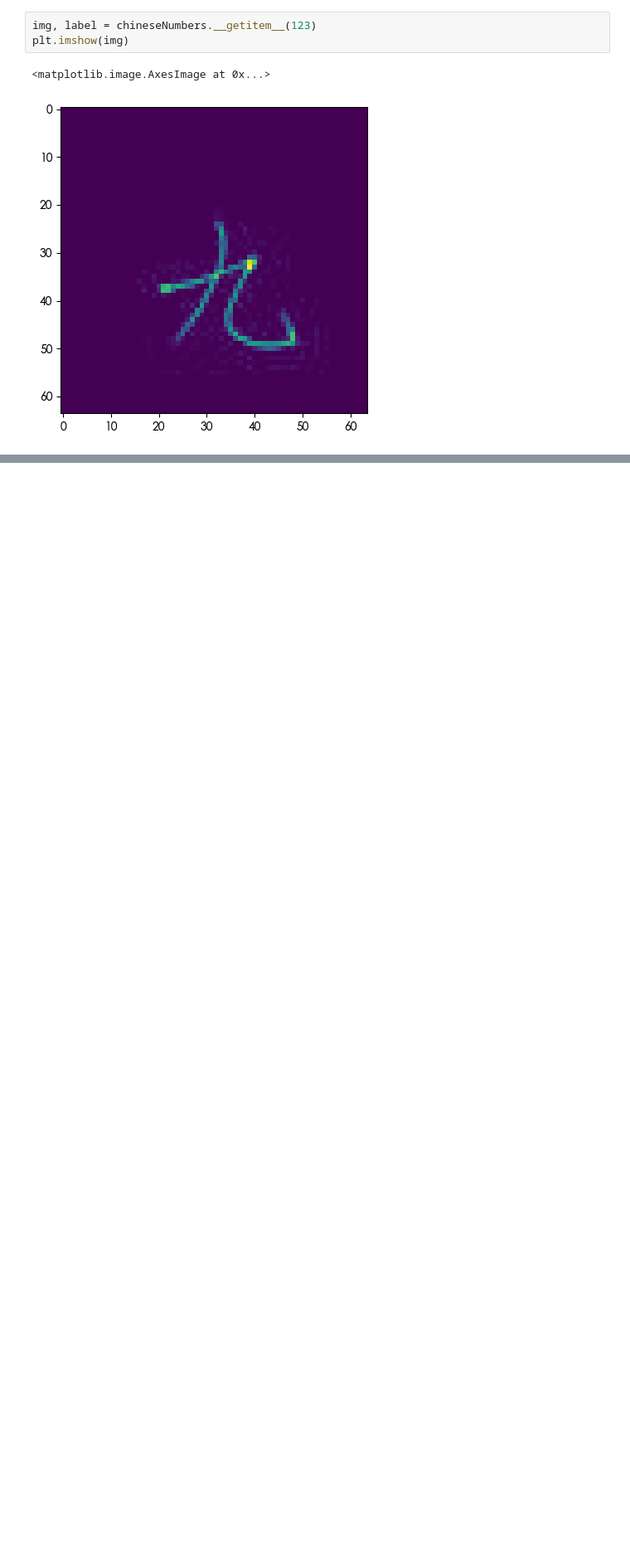
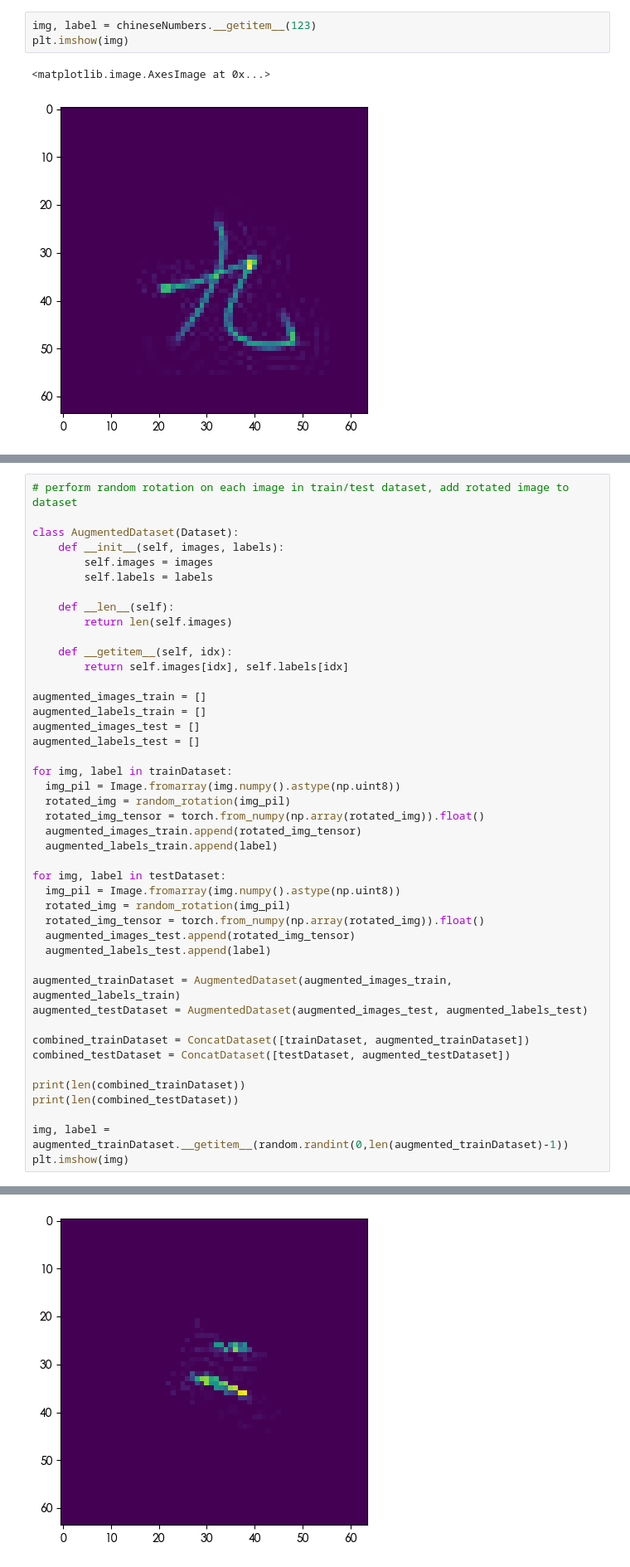
Before and after one commit to quiet98k/Chinese-Digit-Classifier, a Jupyter notebook: minst.ipynb, the cells around one changed output, grey strips where cells are left out. Shown at 83% size. Cells and saved outputs as stored; diff of their text form; blank space fills up the shorter version.

```diff
--- a/minst.ipynb
+++ b/minst.ipynb
@@ -340,0 +361,45 @@ plt.imshow(img)
+# %%
+# perform random rotation on each image in train/test dataset, add rotated image to dataset
+
+class AugmentedDataset(Dataset):
+    def __init__(self, images, labels):
+        self.images = images
+        self.labels = labels
+
+    def __len__(self):
+        return len(self.images)
+
+    def __getitem__(self, idx):
+        return self.images[idx], self.labels[idx]
+
+augmented_images_train = []
+augmented_labels_train = []
+augmented_images_test = []
+augmented_labels_test = []
+
+for img, label in trainDataset:
+  img_pil = Image.fromarray(img.numpy().astype(np.uint8))
+  rotated_img = random_rotation(img_pil)
+  rotated_img_tensor = torch.from_numpy(np.array(rotated_img)).float()
+  augmented_images_train.append(rotated_img_tensor)
+  augmented_labels_train.append(label)
+
+for img, label in testDataset:
+  img_pil = Image.fromarray(img.numpy().astype(np.uint8))
+  rotated_img = random_rotation(img_pil)
+  rotated_img_tensor = torch.from_numpy(np.array(rotated_img)).float()
+  augmented_images_test.append(rotated_img_tensor)
+  augmented_labels_test.append(label)
+
+augmented_trainDataset = AugmentedDataset(augmented_images_train, augmented_labels_train)
+augmented_testDataset = AugmentedDataset(augmented_images_test, augmented_labels_test)
+
+combined_trainDataset = ConcatDataset([trainDataset, augmented_trainDataset])
+combined_testDataset = ConcatDataset([testDataset, augmented_testDataset])
+
+print(len(combined_trainDataset))
+print(len(combined_testDataset))
+
+img, label = augmented_trainDataset.__getitem__(random.randint(0,len(augmented_trainDataset)-1))
+plt.imshow(img)
+# %% [output]
@@ -340,0 +409 @@ plt.imshow(img)
+[figure, added]
```
Also changed, not shown: parts of 3 cells of this notebook.
